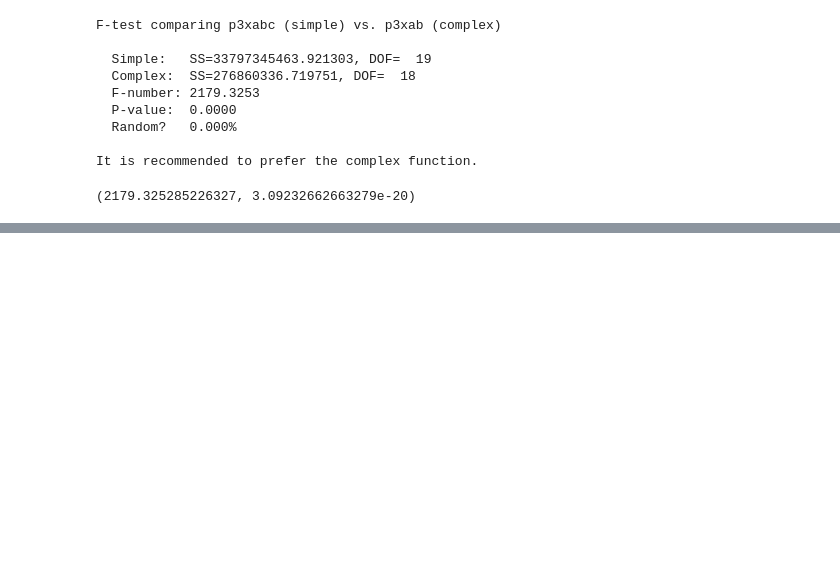
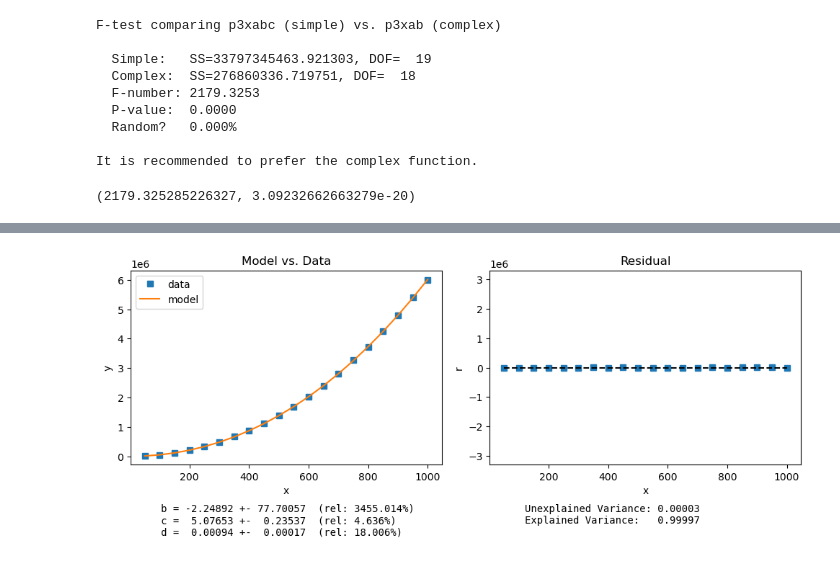
Before and after one commit to ririye01/math4334-MathModelingNotebooks, a Jupyter notebook: homework/hw2a/hw2a.ipynb, the cells around one changed output, grey strips where cells are left out. Cells and saved outputs as stored; diff of their text form; code cells hidden in the pictures; blank space fills up the shorter version.

```diff
--- a/homework/hw2a/hw2a.ipynb
+++ b/homework/hw2a/hw2a.ipynb
@@ -404,0 +448,4 @@ y = df2["Runtime [ms]"]
+# %%
+fit3xa, err3xa = classlib4334.fit_and_plot(p3xa, x, y, residual=True)
+# %% [output]
+[figure, added]
```
Also changed, not shown: parts of 14 cells of this notebook, 8 other files.
